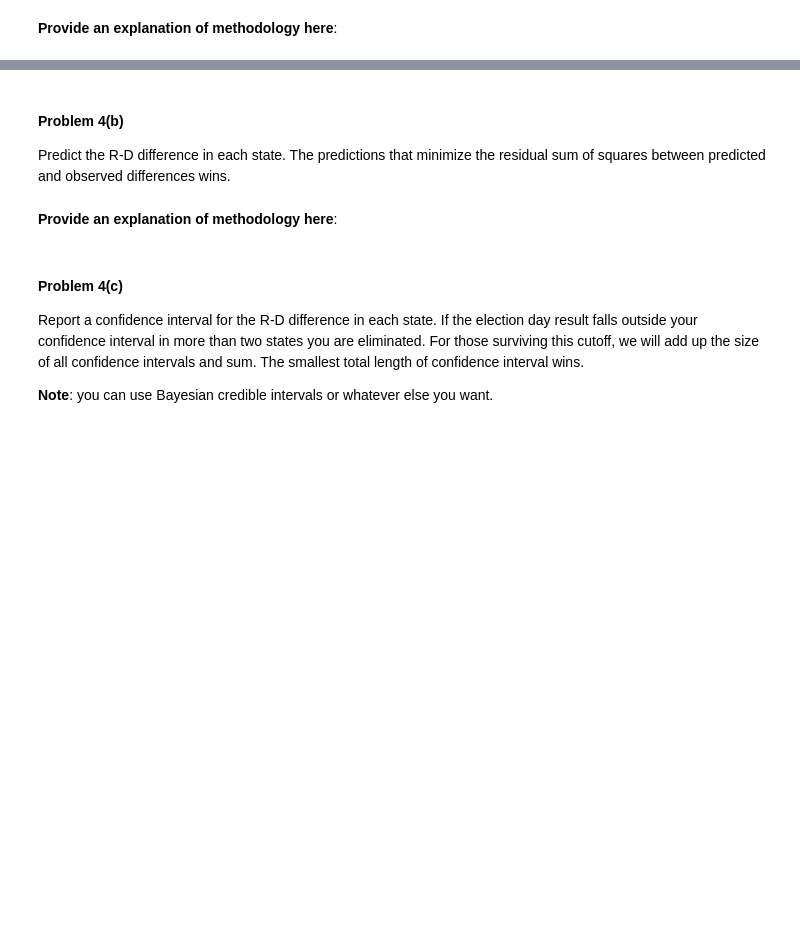
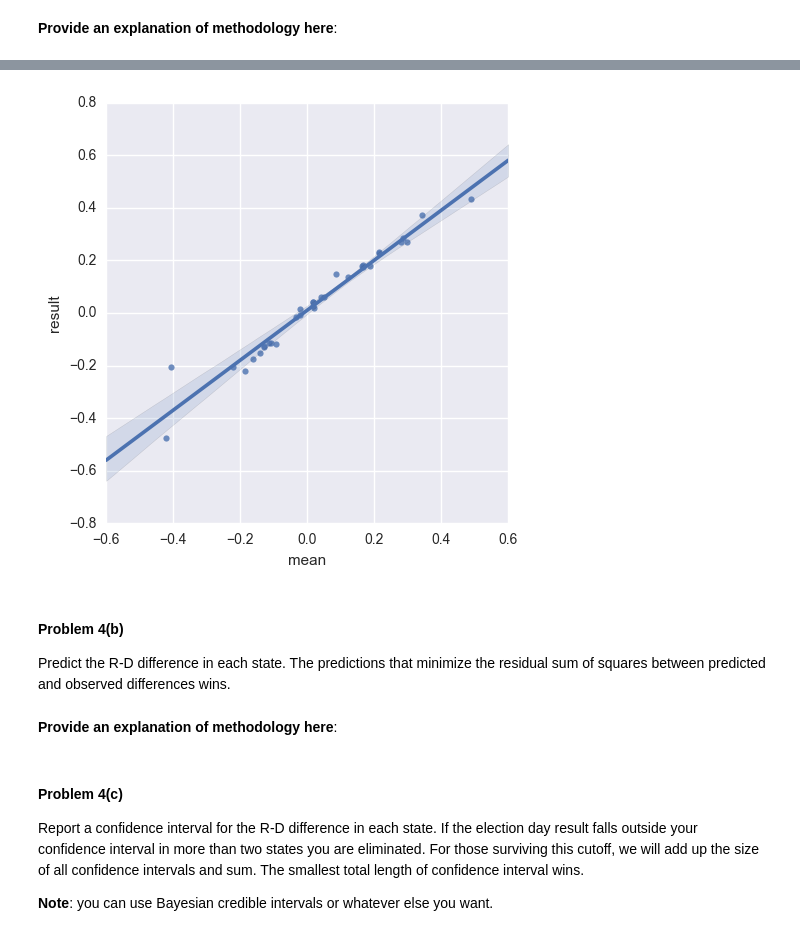
Before and after one commit to FloatFlow/CS109HW, a Jupyter notebook: HW4.ipynb, the cells around one changed output, grey strips where cells are left out. Cells and saved outputs as stored; diff of their text form; code cells hidden in the pictures; blank space fills up the shorter version.

```diff
--- a/HW4.ipynb
+++ b/HW4.ipynb
@@ -485,3 +602,8 @@ Predict the number of Republican senators. You may provide an interval. Smallest
+# %%
+sns.lmplot('mean', 'result', data=estimates)
+plt.show()
+# %% [output]
+[figure, added]
 # %% [markdown]
 #### Problem 4(b)
 
```
Also changed, not shown: parts of 8 cells of this notebook.
